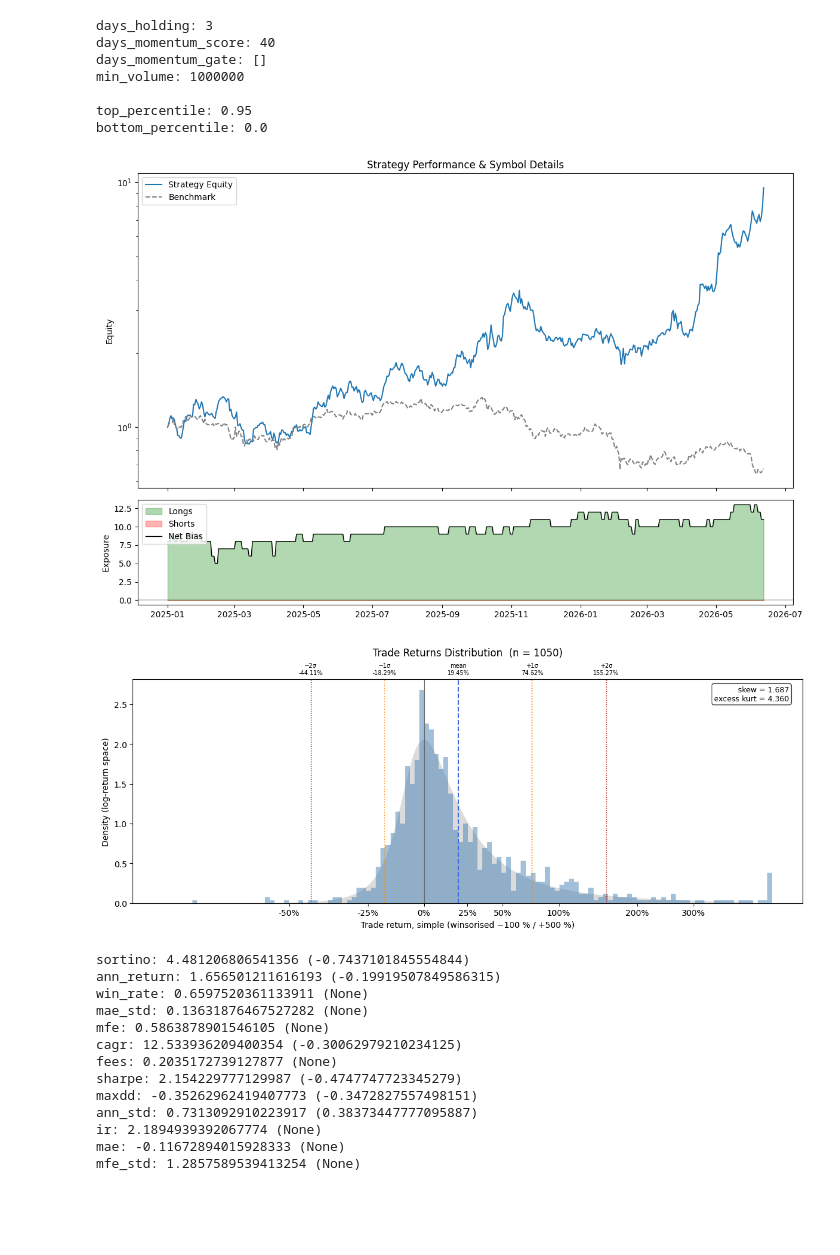
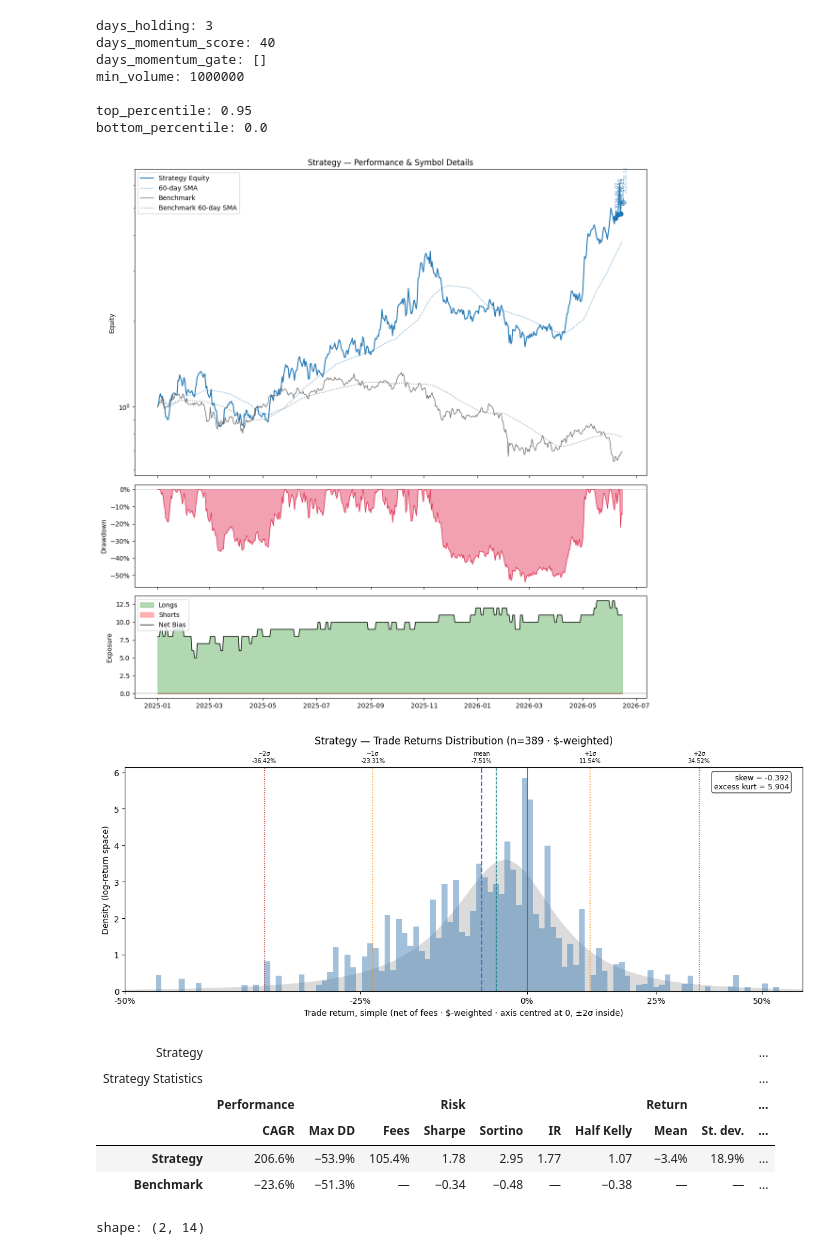
Before and after one commit to flanfly/studies, a Jupyter notebook: crypto-momentum-prod-v1.ipynb, the cells around one changed output. Saved outputs shown, nothing was run; the diff lists cells and outputs as text; code cells hidden in the pictures; blank space fills up the shorter version.

Commit message:
crypto-momentum: use backtest_ng

```diff
--- a/crypto-momentum-prod-v1.ipynb
+++ b/crypto-momentum-prod-v1.ipynb
@@ -36,7 +36,7 @@ bottom_percentile: 0.0
 import datetime as dt
 import polars as pl
 import scrapbook as sb
-import backtest as bt
+import backtest_ng as bt
 import functools as fc
 import operator
 
@@ -72,9 +72,11 @@ class Alpha(bt.AlphaModel):
         self.long_expr = long_expr
         self.short_expr = short_expr
 
-    def __call__(self, df: pl.DataFrame) -> list[bt.Signal]:
-        today = df["ts"].max()
-        dfnow = df.filter(pl.col("ts") == today)
+    def __call__(self, history: pl.DataFrame, u: pl.DataFrame) -> list[bt.Signal]:
+        df = u.df()
+        ts = u.timestamp_col()
+        today = df[ts].max()
+        dfnow = df.filter(pl.col(ts) == today)
         l = dfnow.filter(self.long_expr)
         s = dfnow.filter(self.short_expr)
 
@@ -82,55 +84,41 @@ class Alpha(bt.AlphaModel):
             bt.Signal(r['symbol'], True, r['rank'])
             for r in l.iter_rows(named=True)
         ] + [
             bt.Signal(r['symbol'], False, 1-r['rank'])
             for r in s.iter_rows(named=True)
         ]
 
 if len(days_momentum_gate_P) > 0:
     long_gate_expr = fc.reduce(operator.or_, [pl.col(f'mom{n}') > 0 for n in days_momentum_gate_P]) & (pl.col('mkt') > -0.0)
     short_gate_expr = fc.reduce(operator.and_, [pl.col(f'mom{n}') < 0 for n in days_momentum_gate_P]) & (pl.col('mkt') < -0.15)
 else:
     long_gate_expr = pl.lit(True)
     short_gate_expr = pl.lit(True)
 
 
 test = bt.Backtest(
-    df,
+    bt.Manual(df),
     alpha=Alpha(
         long_expr=(pl.col("rank") >= top_percentile_P) & long_gate_expr & (pl.col('volume') > min_volume_P),
         short_expr=(
             (pl.col("rank") <= bottom_percentile_P) & short_gate_expr & (pl.col('volume') > min_volume_P)
             if bottom_percentile_P is not None
             else pl.lit(False)
         ),
     ),
     benchmark="btc",
     period=days_holding_P,
-    eager_rebalance=False,
 )
 
 test.run()
-res = test.report(plot=True)
-
-for col in set(res.columns) - {'year', 'src'}:
-    s = res.filter(pl.col('src') == 'Strategy')
-    b = res.filter(pl.col('src') == 'Benchmark')
-
-    print(f"{col}: {s[col].mean()} ({b[col].mean()})")
-    sb.glue(col,s[col].mean())
+test.report(plot=True)
 # %% [output]
-[figure, old version]
+[figure, new version]
-[figure, old version]
+[figure, new version]
+| Strategy |  |  |  |  |  |  |  |  |  | ... |
+| Strategy Statistics |  |  |  |  |  |  |  |  |  | ... |
+|  | Performance |  |  | Risk |  |  |  | Return |  | ... |
+|  | CAGR | Max DD | Fees | Sharpe | Sortino | IR | Half Kelly | Mean | St. dev. | ... |
+| Strategy | 206.6% | −53.9% | 105.4% | 1.78 | 2.95 | 1.77 | 1.07 | −3.4% | 18.9% | ... |
+| Benchmark | −23.6% | −51.3% | — | −0.34 | −0.48 | — | −0.38 | — | — | ... |
-sortino: 4.481206806541356 (-0.7437101845554844)
-ann_return: 1.656501211616193 (-0.19919507849586315)
-win_rate: 0.6597520361133911 (None)
-mae_std: 0.13631876467527282 (None)
-mfe: 0.5863878901546105 (None)
-cagr: 12.533936209400354 (-0.30062979210234125)
-fees: 0.2035172739127877 (None)
-sharpe: 2.154229777129987 (-0.4747747723345279)
-maxdd: -0.35262962419407773 (-0.3472827557498151)
-ann_std: 0.7313092910223917 (0.38373447777095887)
-ir: 2.1894939392067774 (None)
-mae: -0.11672894015928333 (None)
-mfe_std: 1.2857589539413254 (None)
+shape: (2, 14)
```
Also changed, not shown: parts of 2 cells of this notebook, 1 other file.
